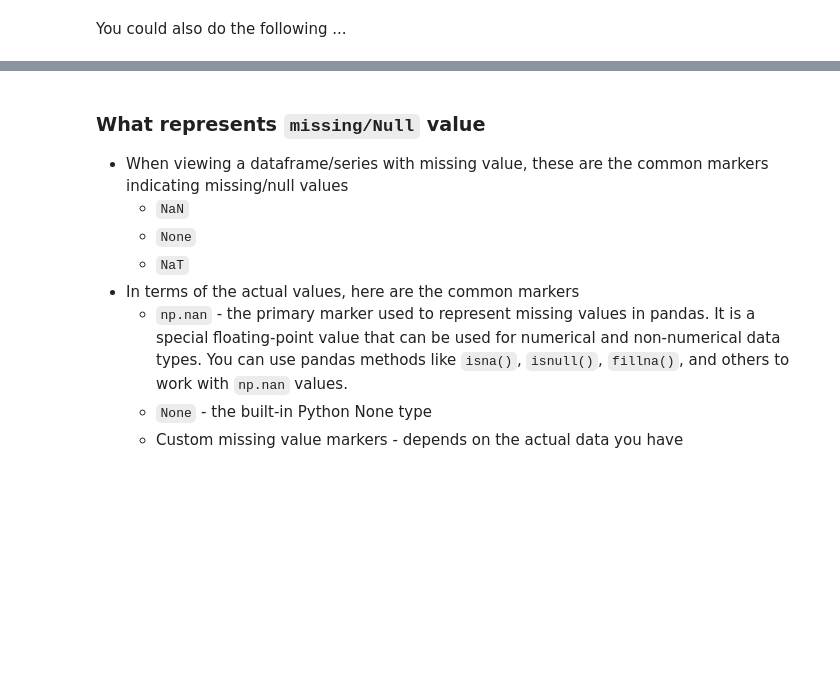
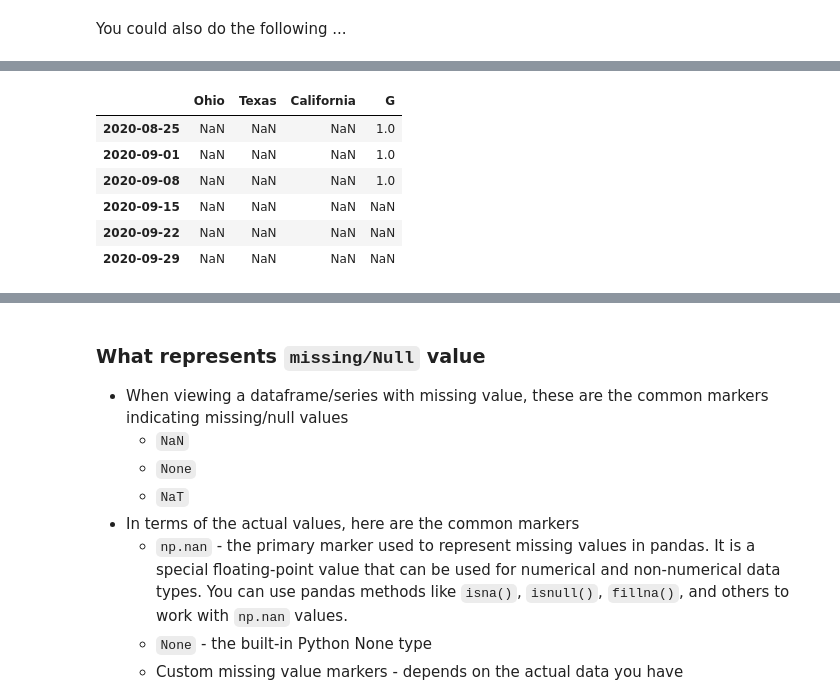
Before and after one commit to xiangshiyin/data-programming-with-python, a Jupyter notebook: 2023-fall/2023-09-26/notebook/code_demo.ipynb, the cells around one changed output, grey strips where cells are left out. Cells and saved outputs as stored; diff of their text form; code cells hidden in the pictures; blank space fills up the shorter version.

```diff
--- a/2023-fall/2023-09-26/notebook/code_demo.ipynb
+++ b/2023-fall/2023-09-26/notebook/code_demo.ipynb
@@ -158,2 +337,12 @@ df2 # df2 is not impacted since the inplace flag is not flipped
+# %%
+df1
+# %% [output]
+|  | Ohio | Texas | California | G |
+| 2020-08-25 | NaN | NaN | NaN | 1.0 |
+| 2020-09-01 | NaN | NaN | NaN | 1.0 |
+| 2020-09-08 | NaN | NaN | NaN | 1.0 |
+| 2020-09-15 | NaN | NaN | NaN | NaN |
+| 2020-09-22 | NaN | NaN | NaN | NaN |
+| 2020-09-29 | NaN | NaN | NaN | NaN |
 # %%
 # fill missing values
```
Also changed, not shown: parts of 133 cells of this notebook, 2 other files.
